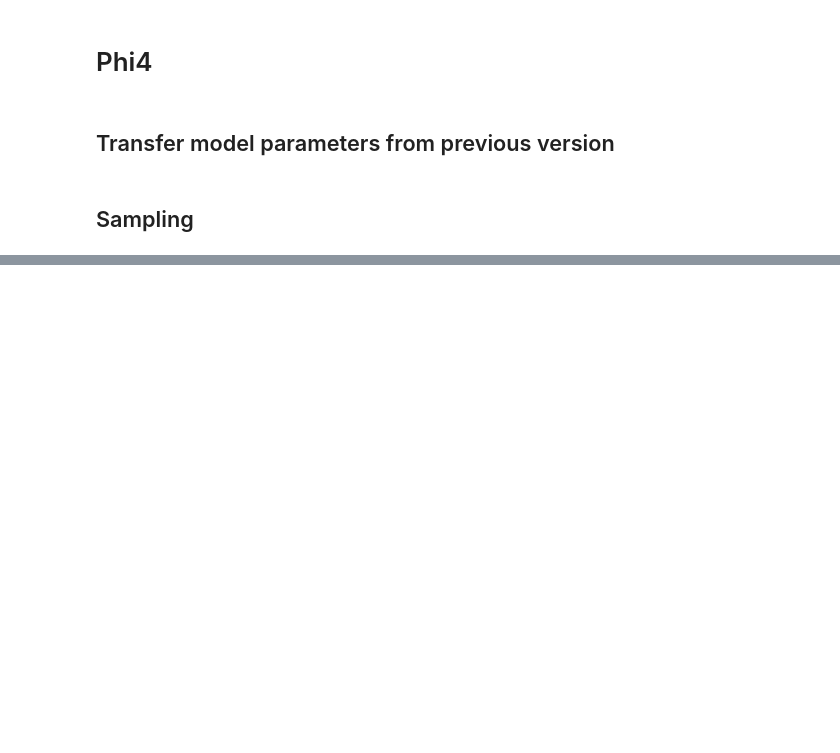
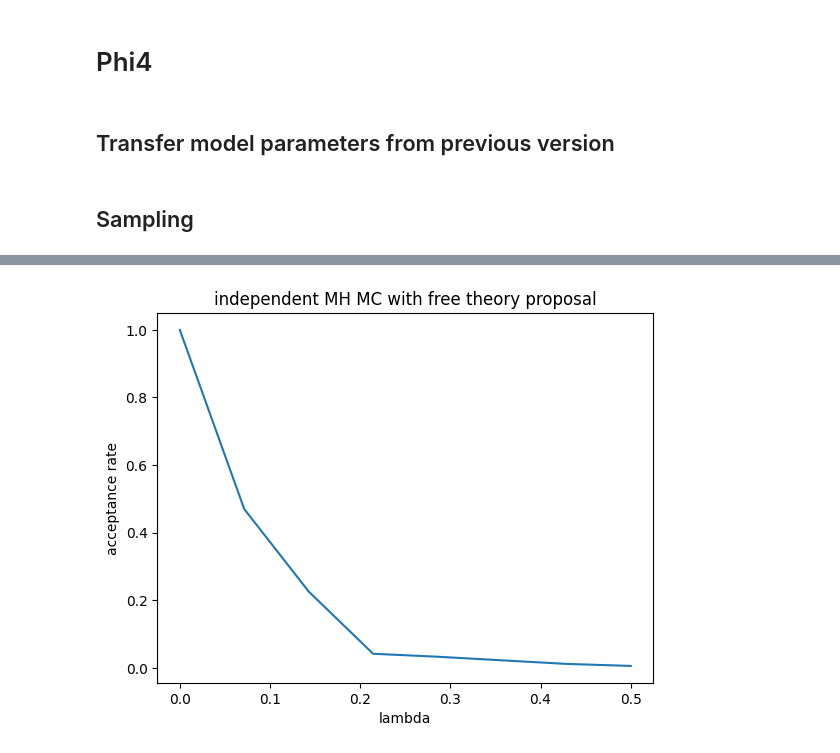
Before and after one commit to mathisgerdes/bijx, a Jupyter notebook: tutorial-phi4.ipynb, the cells around one changed output, grey strips where cells are left out. Drawn from its saved outputs; the diff is of its cells as text; code cells hidden in the pictures; blank space fills up the shorter version.

```diff
--- a/tutorial-phi4.ipynb
+++ b/tutorial-phi4.ipynb
@@ -105,0 +128,11 @@ plt.show()
+# %%
+rngs = nnx.Rngs(43)
+# %%
+# start again with the free theory
+mass = 0.5
+lat_shape = (32, 32)
+
+sampler = lfx.Sampler(
+    lfx.IndependentNormal(lat_shape, rngs=nnx.Rngs(sample=0)),
+    lfx.FreeTheoryScaling(mass**2, lat_shape, half=False)
+)
@@ -105,0 +154,34 @@ plt.show()
+# %%
+@jax.jit
+def imh_step(rng, state, mass, lam):
+    target = Phi4Theory(m2=mass**2, lam=lam)
+    imh = lfx.sampling.IMH(sampler.sample, target.log_prob)
+    return imh.step(rng, state)
+
+@jax.jit
+def imh_init(rng, mass, lam):
+    target = Phi4Theory(m2=mass**2, lam=lam)
+    imh = lfx.sampling.IMH(sampler.sample, target.log_prob)
+    return imh.init(rng)
+# %%
+lams = np.linspace(0, 0.5, 8)
+accept_rate = np.zeros(len(lams))
+
+for i, lam in enumerate(lams):
+    count = 5000
+    accepted = 0
+
+    state = imh_init(rngs(), mass, lam)
+
+    for _ in range(count):
+        state, info = imh_step(rngs(), state, mass, lam)
+        accepted += info.is_accepted
+    accept_rate[i] = accepted / count
+# %%
+plt.title('independent MH MC with free theory proposal')
+plt.plot(lams, accept_rate)
+plt.xlabel('lambda')
+plt.ylabel('acceptance rate')
+plt.show()
+# %% [output]
+[figure, added]
```
Also changed, not shown: parts of 8 cells of this notebook, 3 other files.
